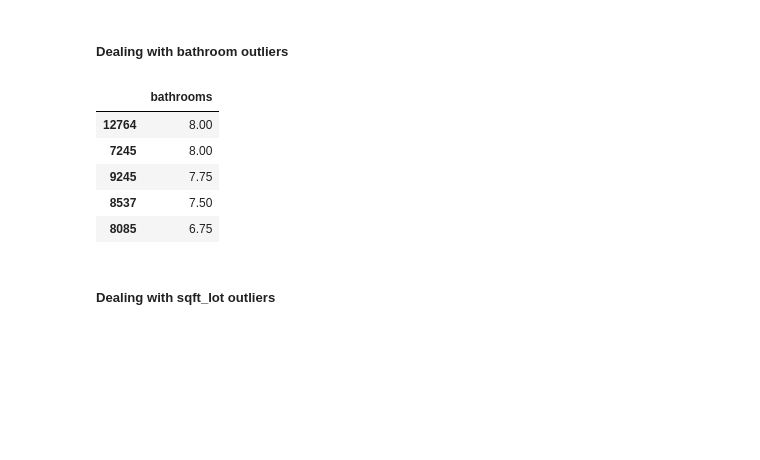
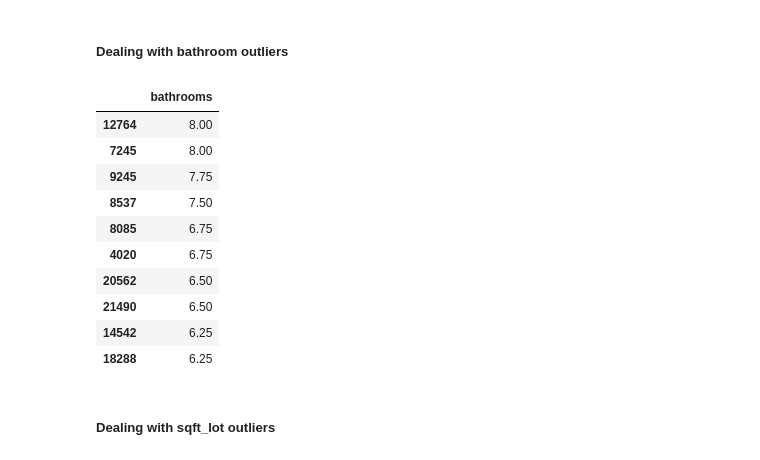
Before and after one commit to inesa-lisnic/flatiron-mod_1, a Jupyter notebook: data_cleaning.ipynb, the cells around one changed output. Cells and saved outputs as stored; diff of their text form; code cells hidden in the pictures; blank space fills up the shorter version.

```diff
--- a/data_cleaning.ipynb
+++ b/data_cleaning.ipynb
@@ -204,15 +205,20 @@ df.drop(labels = df.loc[df.bedrooms == df.bedrooms.max()].index, axis = 0, inpla
 # %% [markdown]
 ##### Dealing with bathroom outliers
 # %%
-pd.DataFrame(df[['bathrooms']]).sort_values(by = 'bathrooms', ascending= False).head()
-#bathroom outlier already removed with bedroom outlier
+pd.DataFrame(df[['bathrooms']]).sort_values(by = 'bathrooms', ascending= False).head(10)
+#large number of values around 8 so not necessary to remove
 # %% [output]
 |  | bathrooms |
 | 12764 | 8.00 |
 | 7245 | 8.00 |
 | 9245 | 7.75 |
 | 8537 | 7.50 |
 | 8085 | 6.75 |
+| 4020 | 6.75 |
+| 20562 | 6.50 |
+| 21490 | 6.50 |
+| 14542 | 6.25 |
+| 18288 | 6.25 |
 # %% [markdown]
 ##### Dealing with sqft_lot outliers
 # %%
```
Also changed, not shown: parts of 57 cells of this notebook.
